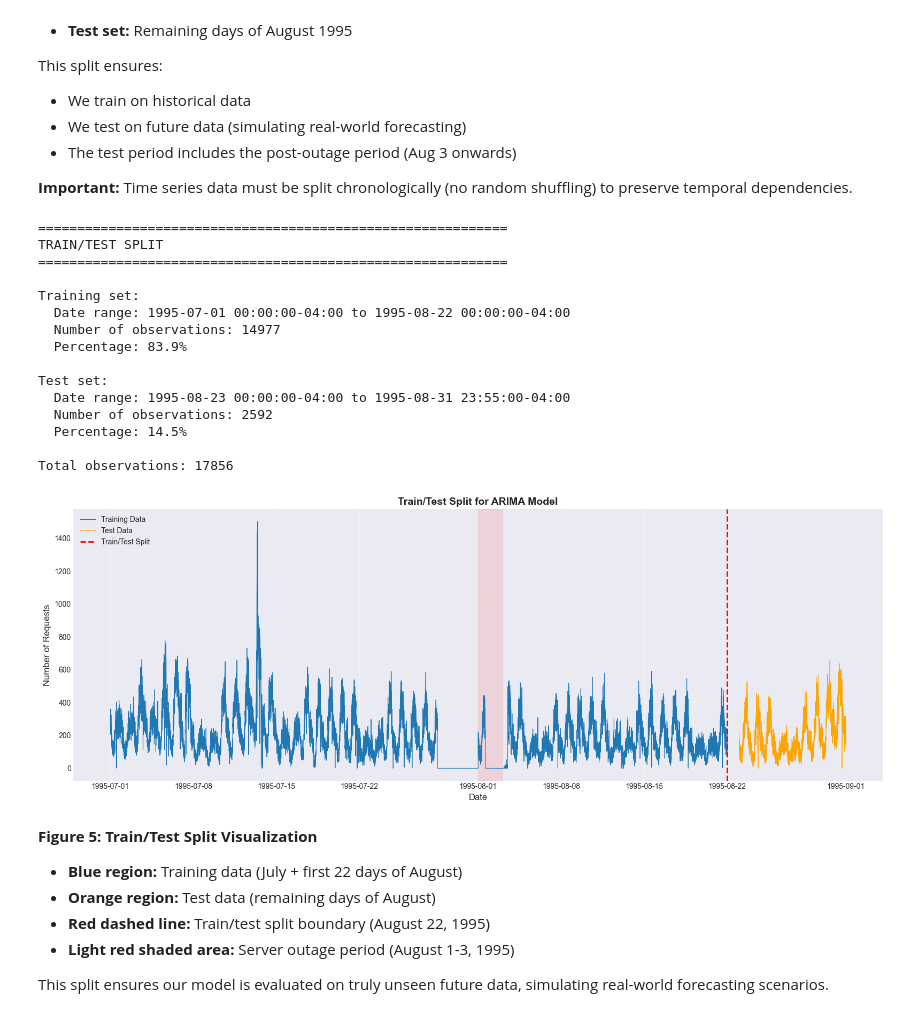
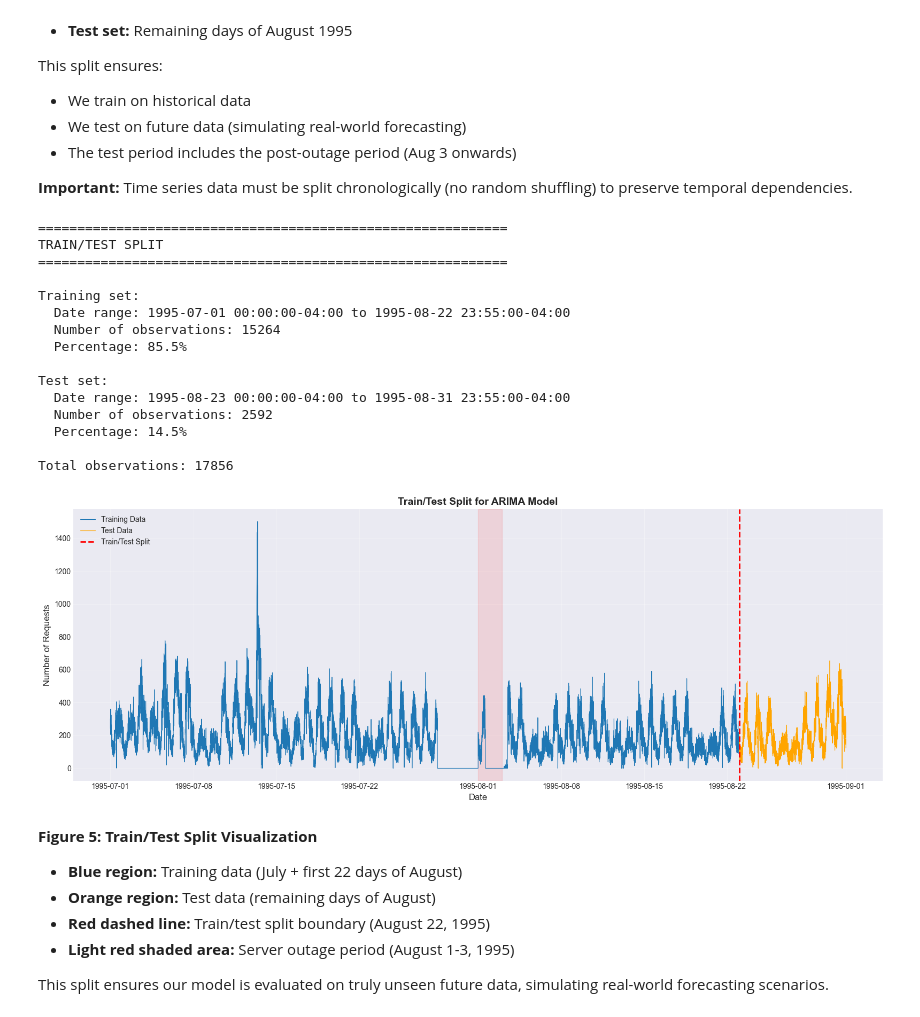
Before and after one commit to phamducuong05/Autoscaling-Analysis, a Jupyter notebook: notebooks/experimental/arima_model.ipynb, the cells around one changed output. Saved outputs shown, nothing was run; the diff lists cells and outputs as text; code cells hidden in the pictures.

```diff
--- a/notebooks/experimental/arima_model.ipynb
+++ b/notebooks/experimental/arima_model.ipynb
@@ -610,12 +627,16 @@ This split ensures:
 # Define train/test split dates
 # Check if data has timezone and apply it to split dates
 data_tz = df_5m.index.tz
-train_end_date = pd.Timestamp('1995-08-22').tz_localize(data_tz)  # End of training period
-test_start_date = pd.Timestamp('1995-08-23').tz_localize(data_tz)  # Start of test period
+# Use a single split point to ensure continuity
+# Training ends at the end of Aug 22 (so we split at start of Aug 23)
+split_date = pd.Timestamp('1995-08-23').tz_localize(data_tz)
+train_end_date = split_date  # For visualization consistency
 
 # Split the data
-train_data = df_5m[df_5m.index <= train_end_date]['requests']
-test_data = df_5m[df_5m.index >= test_start_date]['requests']
+# Train: Everything strictly before Aug 23 (includes all of Aug 22)
+train_data = df_5m[df_5m.index < split_date]['requests']
+# Test: Everything from Aug 23 onwards
+test_data = df_5m[df_5m.index >= split_date]['requests']
 
 print("=" * 60)
 print("TRAIN/TEST SPLIT")
@@ -640,37 +661,37 @@ ax.plot(test_data.index, test_data, label='Test Data',
 
 # Mark the split point
 ax.axvline(train_end_date, color='red', linestyle='--', linewidth=2,
            label='Train/Test Split')
 
 # Highlight system downtime
 ax.axvspan(downtime_start, downtime_end, color='red', alpha=0.1)
 
 # Formatting
 ax.set_title('Train/Test Split for ARIMA Model', fontsize=14, fontweight='bold')
 ax.set_xlabel('Date', fontsize=12)
 ax.set_ylabel('Number of Requests', fontsize=12)
 ax.legend(loc='upper left')
 ax.grid(True, alpha=0.3)
 
 plt.tight_layout()
 plt.show()
 # %% [output]
 ============================================================
 TRAIN/TEST SPLIT
 ============================================================
 
 Training set:
-  Date range: 1995-07-01 00:00:00-04:00 to 1995-08-22 00:00:00-04:00
-  Number of observations: 14977
-  Percentage: 83.9%
+  Date range: 1995-07-01 00:00:00-04:00 to 1995-08-22 23:55:00-04:00
+  Number of observations: 15264
+  Percentage: 85.5%
 
 Test set:
   Date range: 1995-08-23 00:00:00-04:00 to 1995-08-31 23:55:00-04:00
   Number of observations: 2592
   Percentage: 14.5%
 
 Total observations: 17856
-[figure, old version]
+[figure, new version]
 # %% [markdown]
 **Figure 5: Train/Test Split Visualization**
 
```
Also changed, not shown: parts of 21 cells of this notebook, 1 other file.
